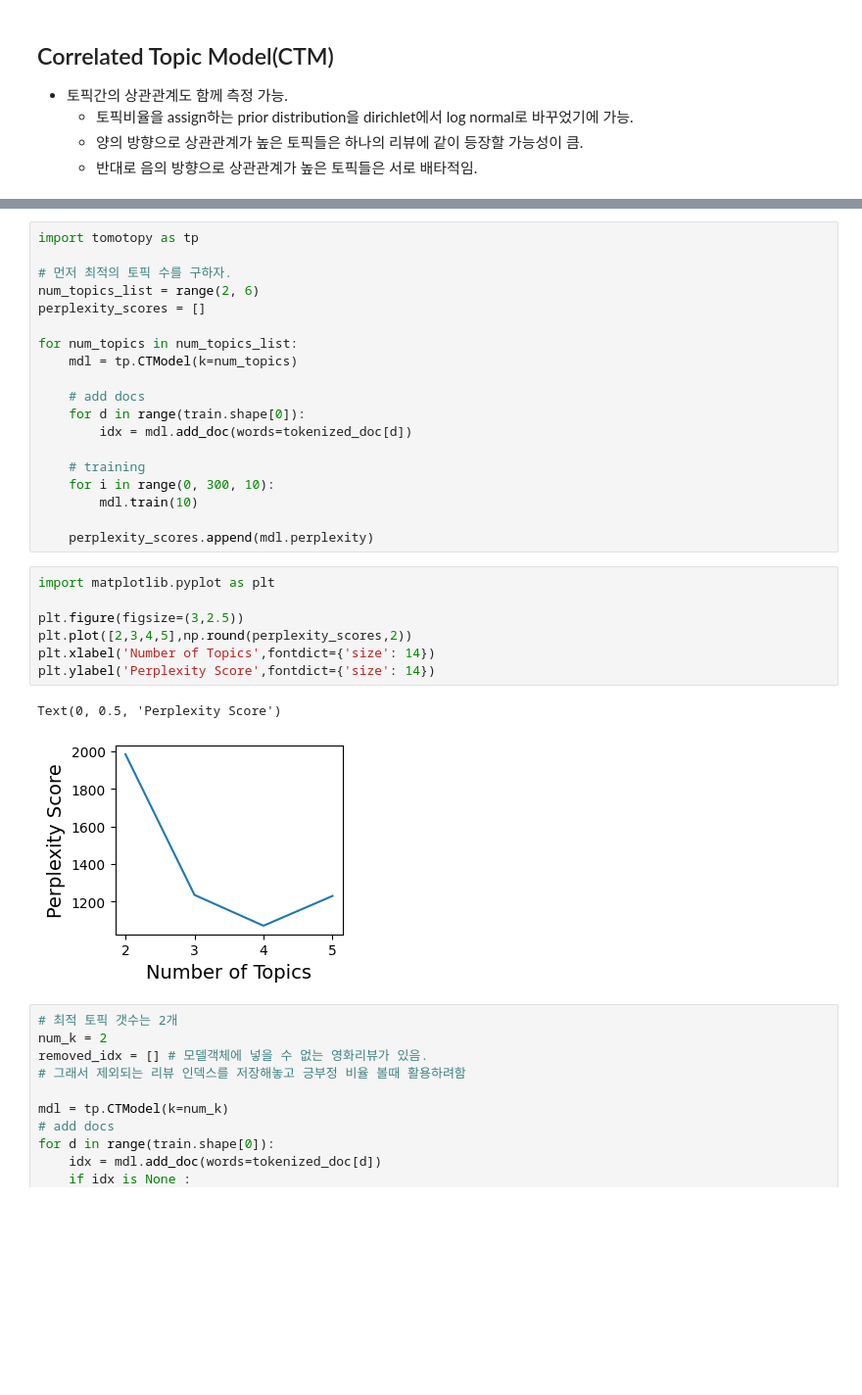
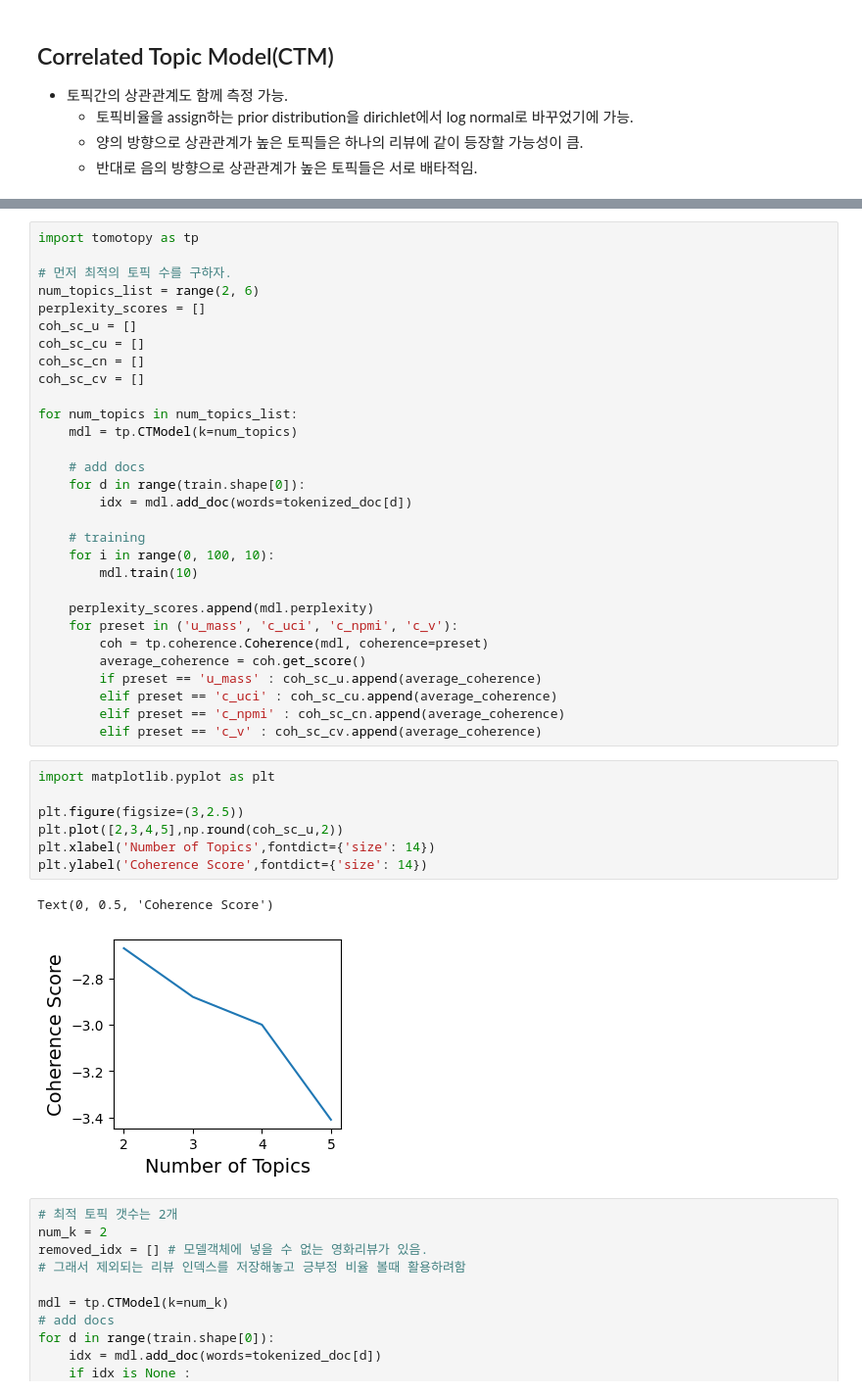
Before and after one commit to jinwu99/Text-mining-and-Sentiment-analysis, a Jupyter notebook: Sentiment Analysis/Movie_review_analysis.ipynb, the cells around one changed output, grey strips where cells are left out. Shown at 98% size. Cells and saved outputs as stored; diff of their text form; blank space fills up the shorter version.

```diff
--- a/Sentiment Analysis/Movie_review_analysis.ipynb
+++ b/Sentiment Analysis/Movie_review_analysis.ipynb
@@ -116,6 +137,10 @@ import tomotopy as tp
 # 먼저 최적의 토픽 수를 구하자.
 num_topics_list = range(2, 6)
 perplexity_scores = []
+coh_sc_u = []
+coh_sc_cu = []
+coh_sc_cn = []
+coh_sc_cv = []
 
 for num_topics in num_topics_list:
     mdl = tp.CTModel(k=num_topics)
@@ -125,20 +150,27 @@ for num_topics in num_topics_list:
         idx = mdl.add_doc(words=tokenized_doc[d])
 
     # training
-    for i in range(0, 300, 10):
+    for i in range(0, 100, 10):
         mdl.train(10)
 
     perplexity_scores.append(mdl.perplexity)
+    for preset in ('u_mass', 'c_uci', 'c_npmi', 'c_v'):
+        coh = tp.coherence.Coherence(mdl, coherence=preset)
+        average_coherence = coh.get_score()
+        if preset == 'u_mass' : coh_sc_u.append(average_coherence)
+        elif preset == 'c_uci' : coh_sc_cu.append(average_coherence)
+        elif preset == 'c_npmi' : coh_sc_cn.append(average_coherence)
+        elif preset == 'c_v' : coh_sc_cv.append(average_coherence)
 # %%
 import matplotlib.pyplot as plt
 
 plt.figure(figsize=(3,2.5))
-plt.plot([2,3,4,5],np.round(perplexity_scores,2))
+plt.plot([2,3,4,5],np.round(coh_sc_u,2))
 plt.xlabel('Number of Topics',fontdict={'size': 14})
-plt.ylabel('Perplexity Score',fontdict={'size': 14})
+plt.ylabel('Coherence Score',fontdict={'size': 14})
 # %% [output]
-Text(0, 0.5, 'Perplexity Score')
+Text(0, 0.5, 'Coherence Score')
-[figure, old version]
+[figure, new version]
 # %%
 # 최적 토픽 갯수는 2개
 num_k = 2
```
Also changed, not shown: parts of 5 cells of this notebook.
